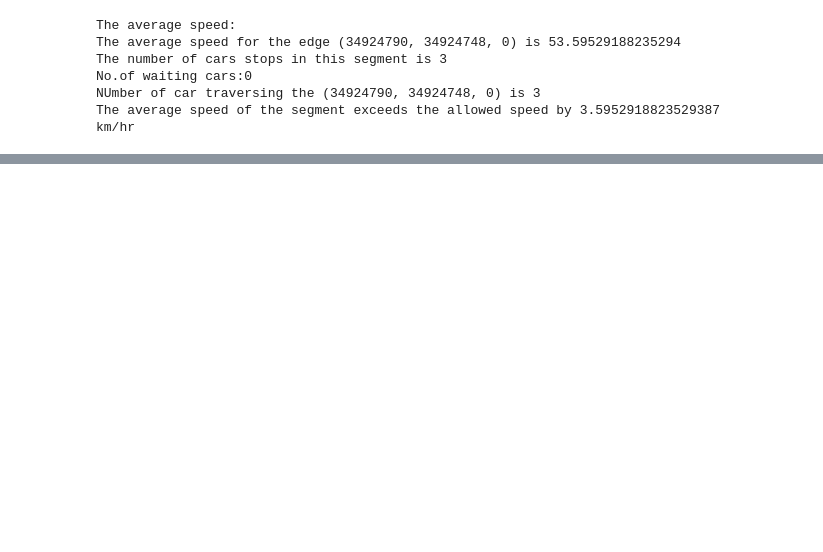
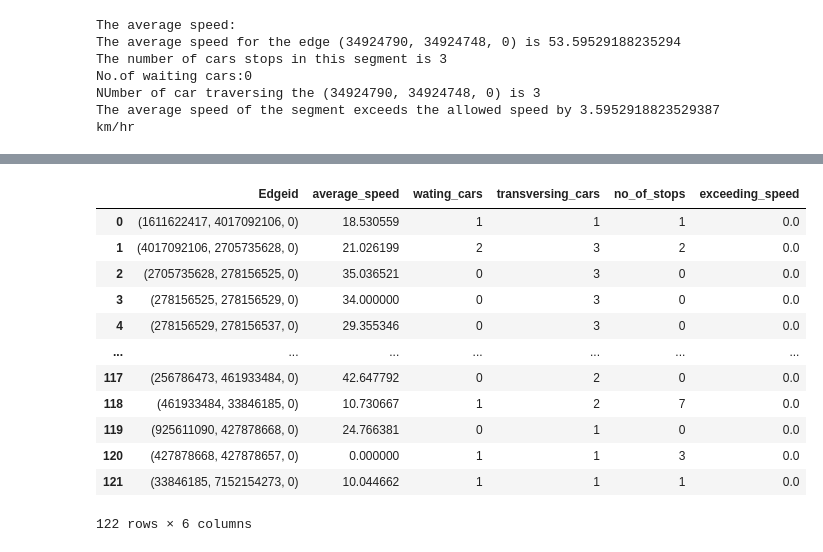
Before and after one commit to EsmatEnan/traffic-quality, a Jupyter notebook: Tasks.ipynb, the cells around one changed output, grey strips where cells are left out. Cells and saved outputs as stored; diff of their text form; code cells hidden in the pictures; blank space fills up the shorter version.

Commit message:
with edge df

```diff
--- a/Tasks.ipynb
+++ b/Tasks.ipynb
@@ -69,7 +69,7 @@ lat = 51.950296032982756
 lng = 7.615756988525391
 
 # Get the OSM graph of "drive" streets for münster an plot it
-graph = ox.graph_from_point((lat, lng), dist=5000, network_type='drive')
+graph = ox.graph_from_point((lat, lng), distance=5000, network_type='drive')
 ox.plot_graph(graph, fig_height=10, fig_width=10)
 # %% [output]
 [figure]
@@ -368,4 +356,4 @@ def speed_limit(edge):
     else:
         print("The average speed of the segment does not exceeds the allowed speed")
 # %%
- print(tracks['Edge'].unique())
+ edgeid=tracks['Edge'].unique()
@@ -431,0 +388,3 @@ df
+# %%
+edge_df= pd.DataFrame(edgeid, columns = ["Edgeid"])
+edge_df
@@ -431,0 +480,22 @@ df
+# %%
+#adding each values as columns for edge dataframe
+edge_df["average_speed"]=avg_speed
+edge_df['wating_cars']=no_wcars
+edge_df['transversing_cars']=no_tcars
+edge_df['no_of_stops']=no_stops
+edge_df['exceeding_speed']=ex_speed
+edge_df
+# %% [output]
+|  | Edgeid | average_speed | wating_cars | transversing_cars | no_of_stops | exceeding_speed |
+| 0 | (1611622417, 4017092106, 0) | 18.530559 | 1 | 1 | 1 | 0.0 |
+| 1 | (4017092106, 2705735628, 0) | 21.026199 | 2 | 3 | 2 | 0.0 |
+| 2 | (2705735628, 278156525, 0) | 35.036521 | 0 | 3 | 0 | 0.0 |
+| 3 | (278156525, 278156529, 0) | 34.000000 | 0 | 3 | 0 | 0.0 |
+| 4 | (278156529, 278156537, 0) | 29.355346 | 0 | 3 | 0 | 0.0 |
+| ... | ... | ... | ... | ... | ... | ... |
+| 117 | (256786473, 461933484, 0) | 42.647792 | 0 | 2 | 0 | 0.0 |
+| 118 | (461933484, 33846185, 0) | 10.730667 | 1 | 2 | 7 | 0.0 |
+| 119 | (925611090, 427878668, 0) | 24.766381 | 0 | 1 | 0 | 0.0 |
+| 120 | (427878668, 427878657, 0) | 0.000000 | 1 | 1 | 3 | 0.0 |
+| 121 | (33846185, 7152154273, 0) | 10.044662 | 1 | 1 | 1 | 0.0 |
+122 rows × 6 columns
```
Also changed, not shown: parts of 6 cells of this notebook.
